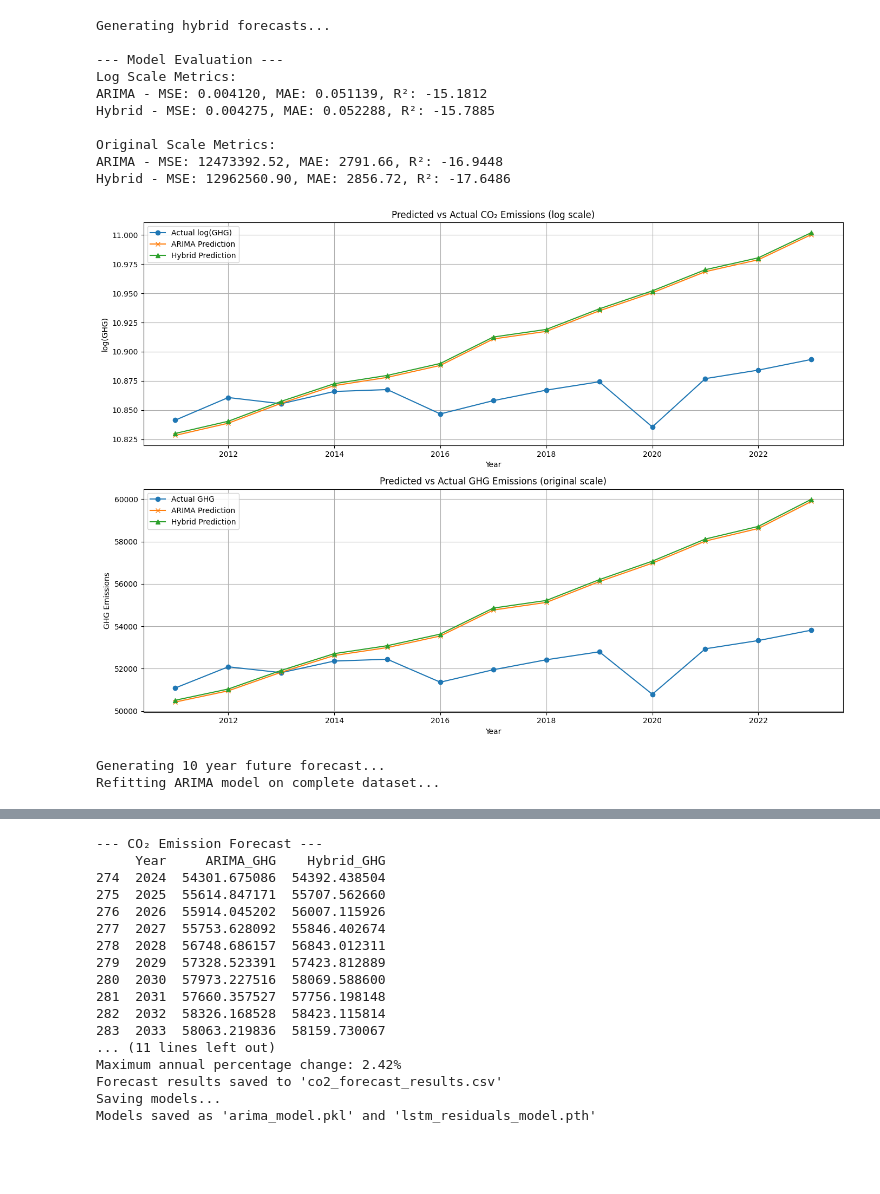
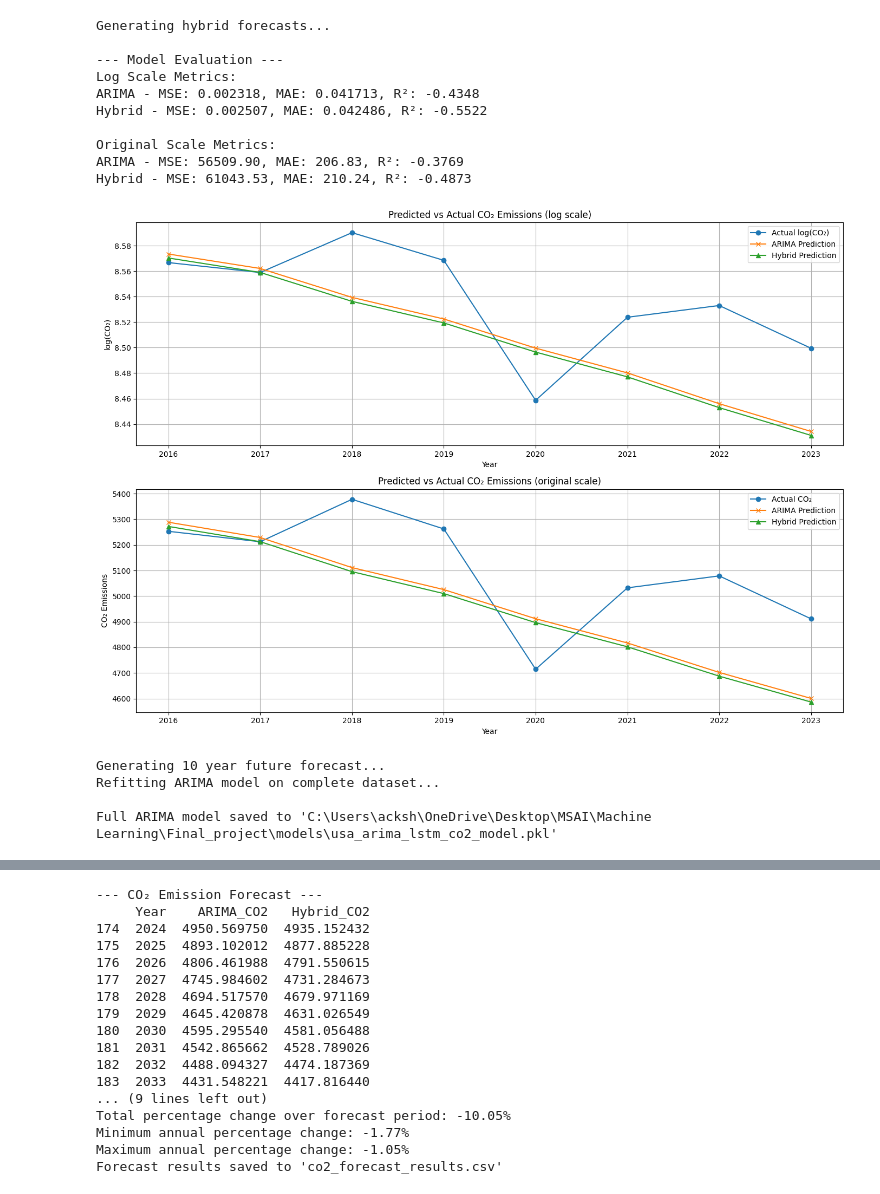
Before and after one commit to Ackshay206/Carbon_Emission_Trend_Forecast, a Jupyter notebook: notebooks/Forecasting_using_LSTM.IPYNB, the cells around one changed output, grey strips where cells are left out. Drawn from its saved outputs; the diff is of its cells as text; code cells hidden in the pictures; blank space fills up the shorter version.

```diff
--- a/notebooks/Forecasting_using_LSTM.IPYNB
+++ b/notebooks/Forecasting_using_LSTM.IPYNB
@@ -501,7 +502,7 @@ def grid_search_arima(df_train, target_column='log_ghg', original_column='total_
 
     return best_model, best_order
 # %%
-def get_arima_residuals(arima_model, df_train, target_column='log_ghg'):
+def get_arima_residuals(arima_model, df_train, target_column='log_co2'):
     """Get ARIMA fitted values and residuals"""
     df_train['arima_pred'] = arima_model.fittedvalues
     df_train['residuals'] = df_train[target_column] - df_train['arima_pred']
@@ -585,7 +586,7 @@ def train_lstm_on_residuals(residuals, sequence_length=3, epochs=200):
 
     return lstm_model, X_tensor, y_tensor
 # %%
-def generate_hybrid_forecasts(arima_model, lstm_model, df_test, sequence_length, residuals, target_column='log_ghg', original_column='total_ghg'):
+def generate_hybrid_forecasts(arima_model, lstm_model, df_test, sequence_length, residuals, target_column='log_co2', original_column='co2'):
     """Generate forecasts using the hybrid model"""
     print("Generating hybrid forecasts...")
 
@@ -624,8 +625,8 @@ def generate_hybrid_forecasts(arima_model, lstm_model, df_test, sequence_length,
     df_test['hybrid_pred'] = df_test['arima_pred'] + df_test['lstm_residual_pred']
 
     # Convert log predictions back to original scale
-    df_test['arima_pred_ghg'] = np.expm1(df_test['arima_pred'])
-    df_test['hybrid_pred_ghg'] = np.expm1(df_test['hybrid_pred'])
+    df_test['arima_pred_co2'] = np.expm1(df_test['arima_pred'])
+    df_test['hybrid_pred_co2'] = np.expm1(df_test['hybrid_pred'])
 
     return df_test
 # %%
@@ -821,13 +828,13 @@ def forecast_future(arima_order, lstm_model, df, sequence_length, residuals, for
 
     return forecast_df
 # %%
-def preprocess_data_new(df, target_column='total_ghg'):
+def preprocess_data_new(df, target_column='co2'):
     """Preprocess the data for time series modeling"""
     # Create a copy to avoid modifying the original
     df = df.copy()
 
     # Log transform the target variable
-    df['log_ghg'] = np.log1p(df[target_column])
+    df['log_co2'] = np.log1p(df[target_column])
     return df
 # %%
 def save_models(arima_model, lstm_model, arima_order):
@@ -835,7 +842,7 @@ def save_models(arima_model, lstm_model, arima_order):
     print("Saving models...")
 
     # Save ARIMA results to pickle
-    with open(r'C:\Users\acksh\OneDrive\Desktop\MSAI\Machine Learning\Final_project\models\world_best_arima_lstm_model_ghg.pkl', 'wb') as f:
+    with open(r'C:\Users\acksh\OneDrive\Desktop\MSAI\Machine Learning\Final_project\models\usa_best_arima_lstm_model_co2.pkl', 'wb') as f:
         pickle.dump(arima_model, f)
 
     # Save LSTM model
@@ -853,7 +860,7 @@ def run_hybrid_model_pipeline(file_path, sequence_length=3, forecast_years=10):
     df = pd.read_csv(file_path)
     # Plot original data
     plt.figure(figsize=(12, 5))
-    plt.plot(df['year'], df['total_ghg'], label='Original GHG', color='blue')
+    plt.plot(df['year'], df['co2'], label='Original CO₂', color='blue')
     plt.title("Original CO₂ Emissions Over Time")
     plt.xlabel("Year")
     plt.ylabel("CO₂ Emissions")
@@ -884,11 +891,11 @@ def run_hybrid_model_pipeline(file_path, sequence_length=3, forecast_years=10):
     forecast_df = forecast_future(arima_order, lstm_model, df, sequence_length, residuals, forecast_years)
 
     # Save models
-    save_models(arima_model, lstm_model, arima_order)
+    # save_models(arima_model, lstm_model, arima_order)
 
     return arima_model, lstm_model, forecast_df, evaluation_metrics
 # %%
-file_path = r"C:\Users\acksh\OneDrive\Desktop\MSAI\Machine Learning\Final_project\data\processed_data\World.csv"
+file_path = r"C:\Users\acksh\OneDrive\Desktop\MSAI\Machine Learning\Final_project\data\processed_data\US.csv"
 
 # Run the hybrid model pipeline
 arima_model, lstm_model, forecast_df, evaluation_metrics = run_hybrid_model_pipeline(
@@ -931,13 +938,15 @@ Epoch 200 | Train Loss: 0.000272
 Generating hybrid forecasts...
 
 --- Model Evaluation ---
 Log Scale Metrics:
-ARIMA - MSE: 0.004120, MAE: 0.051139, R²: -15.1812
-Hybrid - MSE: 0.004275, MAE: 0.052288, R²: -15.7885
+ARIMA - MSE: 0.002318, MAE: 0.041713, R²: -0.4348
+Hybrid - MSE: 0.002507, MAE: 0.042486, R²: -0.5522
 
 Original Scale Metrics:
-ARIMA - MSE: 12473392.52, MAE: 2791.66, R²: -16.9448
-Hybrid - MSE: 12962560.90, MAE: 2856.72, R²: -17.6486
+ARIMA - MSE: 56509.90, MAE: 206.83, R²: -0.3769
+Hybrid - MSE: 61043.53, MAE: 210.24, R²: -0.4873
-[figure, old version]
+[figure, new version]
 Generating 10 year future forecast...
 Refitting ARIMA model on complete dataset...
+
+Full ARIMA model saved to 'C:\Users\acksh\OneDrive\Desktop\MSAI\Machine Learning\Final_project\models\usa_arima_lstm_co2_model.pkl'
@@ -945,20 +954,20 @@ Refitting ARIMA model on complete dataset...
 --- CO₂ Emission Forecast ---
-     Year     ARIMA_GHG    Hybrid_GHG
-274  2024  54301.675086  54392.438504
-275  2025  55614.847171  55707.562660
-276  2026  55914.045202  56007.115926
-277  2027  55753.628092  55846.402674
-278  2028  56748.686157  56843.012311
-279  2029  57328.523391  57423.812889
-280  2030  57973.227516  58069.588600
-281  2031  57660.357527  57756.198148
-282  2032  58326.168528  58423.115814
-283  2033  58063.219836  58159.730067
-... (11 lines left out)
-Maximum annual percentage change: 2.42%
+     Year    ARIMA_CO2   Hybrid_CO2
+174  2024  4950.569750  4935.152432
+175  2025  4893.102012  4877.885228
+176  2026  4806.461988  4791.550615
+177  2027  4745.984602  4731.284673
+178  2028  4694.517570  4679.971169
+179  2029  4645.420878  4631.026549
+180  2030  4595.295540  4581.056488
+181  2031  4542.865662  4528.789026
+182  2032  4488.094327  4474.187369
+183  2033  4431.548221  4417.816440
+... (9 lines left out)
+Total percentage change over forecast period: -10.05%
+Minimum annual percentage change: -1.77%
+Maximum annual percentage change: -1.05%
 Forecast results saved to 'co2_forecast_results.csv'
-Saving models...
-Models saved as 'arima_model.pkl' and 'lstm_residuals_model.pth'
 # %%
 print(arima_model.summary())
 # %% [output]
```
Also changed, not shown: parts of 9 cells of this notebook, 43 other files.
